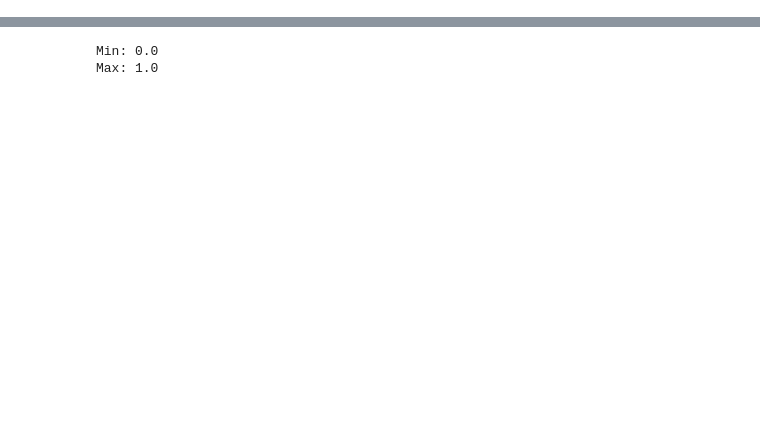
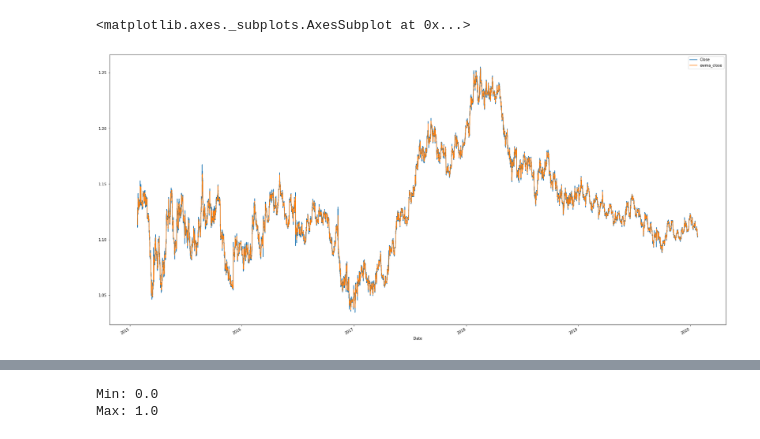
Before and after one commit to aerfio/magisterka, a Jupyter notebook: gru-test.ipynb, the cells around one changed output, grey strips where cells are left out. Cells and saved outputs as stored; diff of their text form; code cells hidden in the pictures; blank space fills up the shorter version.

```diff
--- a/gru-test.ipynb
+++ b/gru-test.ipynb
@@ -33,10 +36,15 @@ warmup_steps = 50
 # %%
-url = "./datasets/eurusd-m15-2018/EURUSD.csv"
-df = pd.read_csv(url)
-df.drop("Volume", 1, inplace=True)
-df.drop("Date", 1, inplace=True)
-df.drop("Timestamp", 1, inplace=True)
-# df['date'] = pd.to_datetime(df['date'], infer_datetime_format=True)
-# df.set_index('date', inplace=True)
+def getDataset():
+    url = "./datasets/eurusd-m15-2018/EURUSD.csv"
+    df = pd.read_csv(url)
+    df.drop("Volume", 1, inplace=True)
+    df["Date"] = df["Date"].astype(str) + " " + df["Timestamp"]
+    df['Date'] = pd.to_datetime(df['Date'])
+    df.set_index("Date", inplace=True)
+    # df.drop("Date", 1, inplace=True)
+    df.drop("Timestamp", 1, inplace=True)
+    df.drop("Open", 1, inplace=True)
+    df.drop("High", 1, inplace=True)
+    df.drop("Low", 1, inplace=True)
 
-df.head()
+    return df
@@ -69,0 +51,3 @@ Name: Close, Length: 124644, dtype: float64
+# %%
+df = getDataset()
+df.head()
@@ -70 +62,7 @@ Name: Close, Length: 124644, dtype: float64
+# %%
+df["ewma_close"]=df["Close"].ewm(ewm).mean()
+df.plot(figsize=(30,15))
+# %% [output]
+<matplotlib.axes._subplots.AxesSubplot at 0x...>
+[figure, added]
 # %%
```
Also changed, not shown: parts of 57 cells of this notebook, 1 other file.
